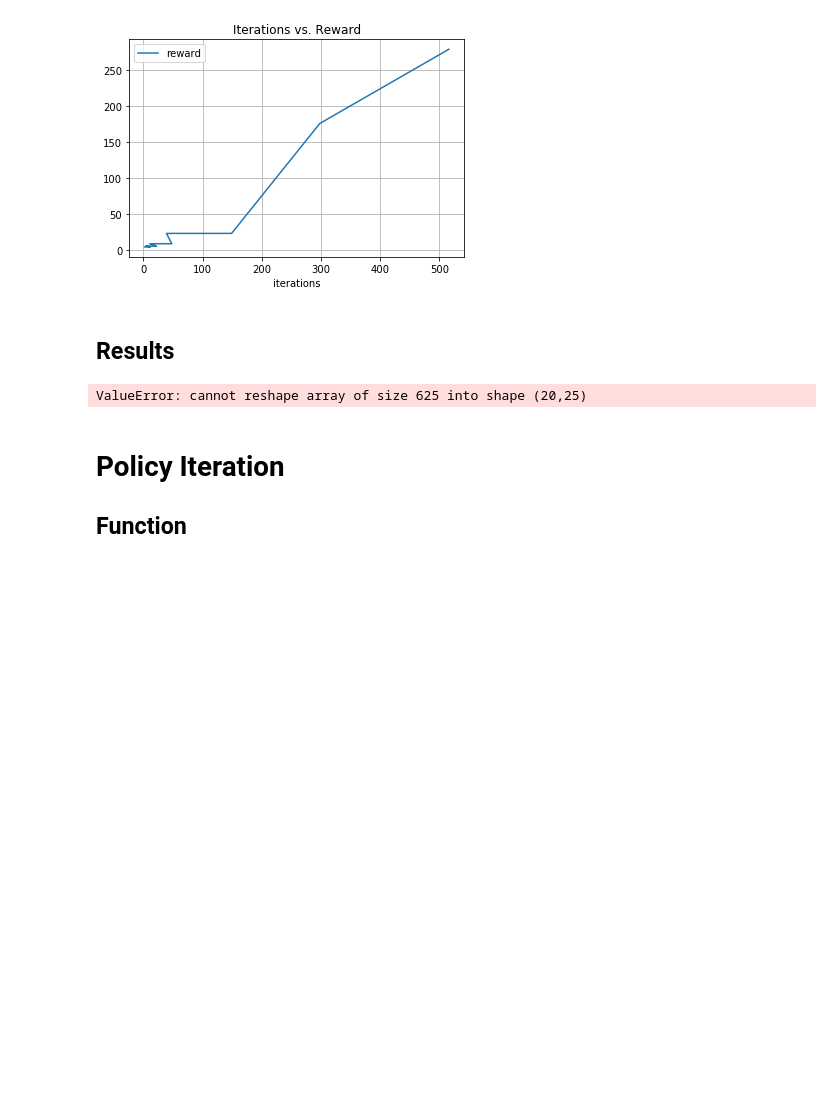
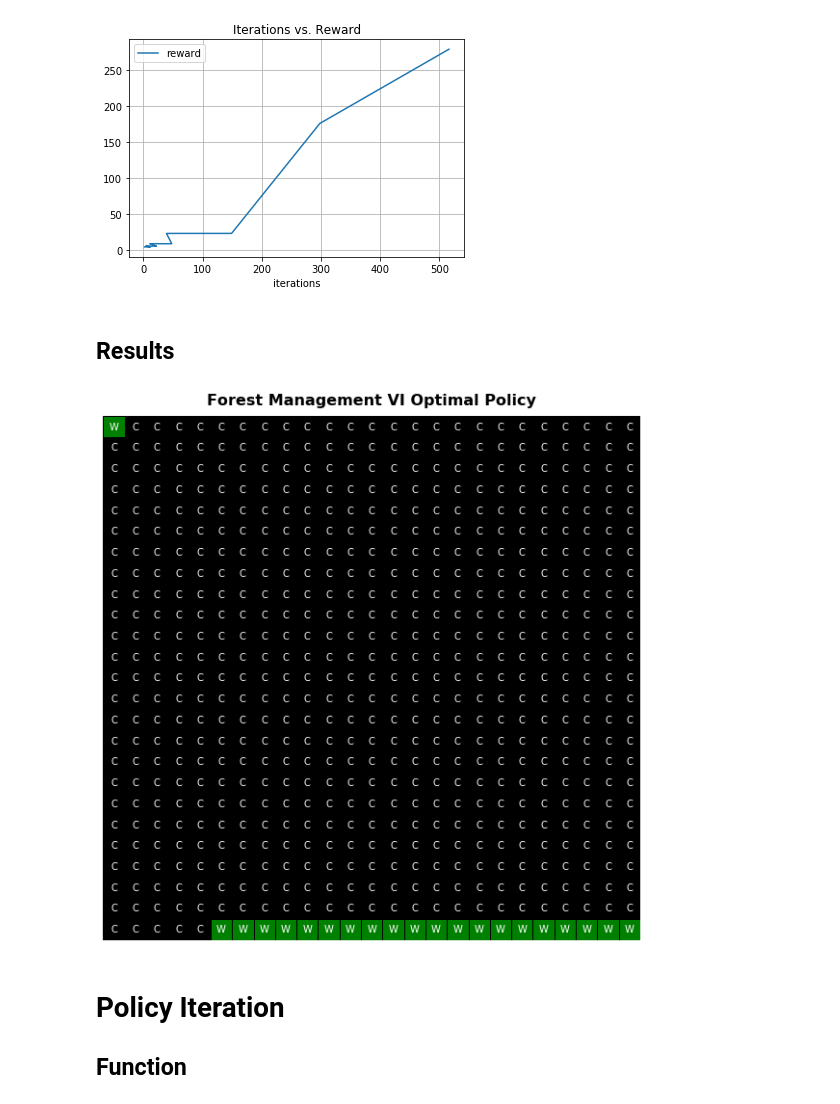
Before and after one commit to reedipher/CS-7641-reinforcement_learning, a Jupyter notebook: code/forest.ipynb, the cells around one changed output. Cells and saved outputs as stored; diff of their text form; code cells hidden in the pictures; blank space fills up the shorter version.

```diff
--- a/code/forest.ipynb
+++ b/code/forest.ipynb
@@ -219,14 +209,15 @@ plt.grid(True)
 # %%
 # find the highest score
 bestRun = vi_data['reward'].argmax()
 bestPolicy = vi_data['policy'][bestRun]
 
-plot_forest(bestPolicy)
+title='Forest Management VI Optimal Policy'
+plot_forest(bestPolicy, title)
 
 # Save off data to a csv file
 vi_data.to_csv('forest/VI_results.csv')
 # %% [output]
-ValueError: cannot reshape array of size 625 into shape (20,25)
+[figure, added]
 # %% [markdown]
 # Policy Iteration
 ## Function
```
Also changed, not shown: parts of 11 cells of this notebook, 9 other files.
